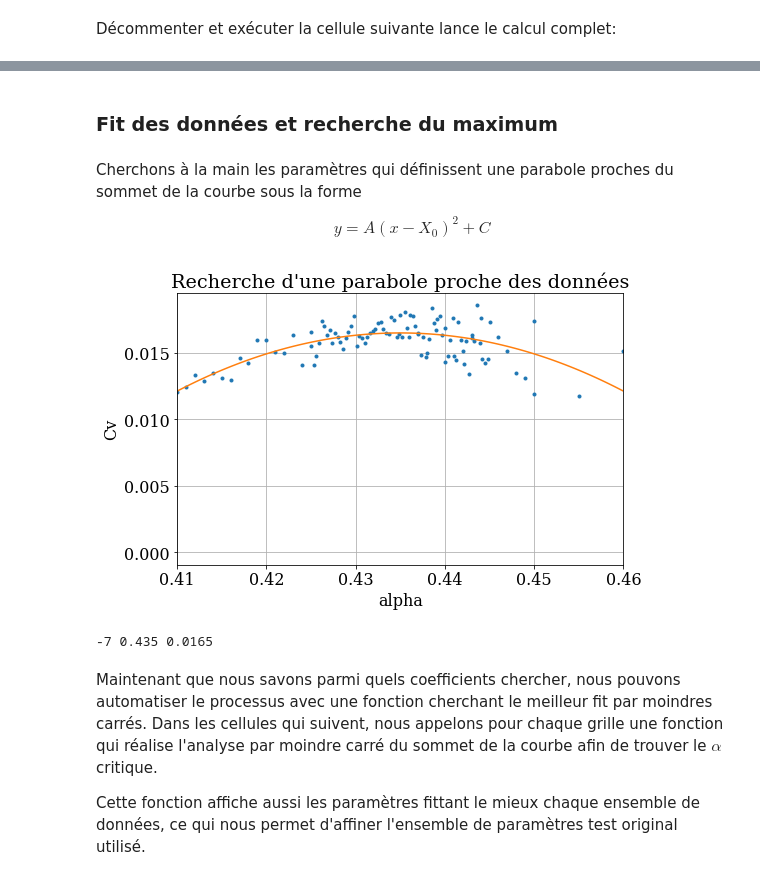
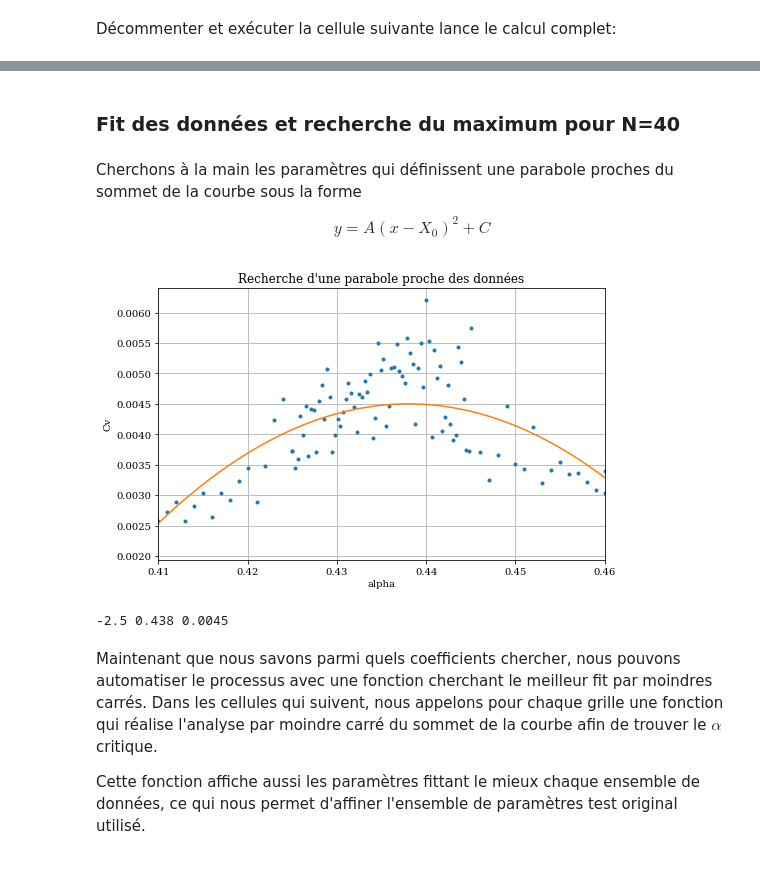
Before and after one commit to ceschoon/Travail-PHYS-F-303, a Jupyter notebook: Convergence_N_infty.ipynb, the cells around one changed output, grey strips where cells are left out. Drawn from its saved outputs; the diff is of its cells as text; code cells hidden in the pictures.

```diff
--- a/Convergence_N_infty.ipynb
+++ b/Convergence_N_infty.ipynb
@@ -26,9 +26,9 @@ L'initialisation des paramètres de la simulation se fait ici:
 # %%
 NMC = 100+7000 # M et E calculées sur NMC-NMC_eq itérations
 NMC_eq = 100
-alphas = np.concatenate((np.arange(0,0.34,0.02) , np.arange(0.34,0.41,0.005), np.arange(0.41,0.425,0.001) , \
-                         np.arange(0.425,0.445,0.0003), np.arange(0.435,0.45,0.001), np.arange(0.45,0.56,0.005), \
-                         np.arange(0.56,1,0.02)))
+alphas = np.concatenate((np.arange(0.40,0.41,0.005), np.arange(0.41,0.425,0.001) , \
+                         np.arange(0.425,0.445,0.0003), np.arange(0.445,0.46,0.001), \
+                         np.arange(0.46,0.47,0.005)))
 
 alphasAbove043 = alphas[np.where(alphas>=0.43)]
 resolution = 1/(alphasAbove043[1]-alphasAbove043[0])
@@ -89,31 +77,45 @@ KeyboardInterrupt:
 # %% [markdown]
-### Fit des données et recherche du maximum
+### Fit des données et recherche du maximum pour N=40
+# %%
+dataIsing = pandas.read_csv("dataIsing/dataIsing-Res=3333-NMC=7000-N=40.csv")
+[alphas, Ms, Es, VarEs] = np.transpose(dataIsing.as_matrix(['Couplage', '<Magnetisation>', \
+                                                            '<Energie>', 'Var(Energie)']))
+
+indices = np.argsort(alphas)
+alphas = alphas[indices]
+Ms = Ms[indices]
+Es = Es[indices]
+VarEs = VarEs[indices]
+Cvs = VarEs
+
+nx = 40
+ny = 40
 # %% [markdown]
 Cherchons à la main les paramètres qui définissent une parabole proches du sommet de la courbe sous la forme
 
 $$ y = A(x-X_0)^2+C $$
 # %%
-A = -7
-X0 = 0.435
-C = 0.0165
+A = -2.5
+X0 = 0.438
+C = 0.0045
 
 x = np.linspace(0.41,0.46,100)
 y = A*(x-X0)**2+C
 
 plt.figure(figsize=(8,5));
 plt.plot(alphas,Cvs, '.');
 plt.plot(x,y, '-');
 plt.title("Recherche d'une parabole proche des données".format(nx,ny));
 plt.xlabel('alpha');
 plt.ylabel('Cv');
 plt.xlim([0.41,0.46]);
 plt.grid();
 plt.show()
 
 print(A,X0,C)
 # %% [output]
-[figure, old version]
+[figure, new version]
--7 0.435 0.0165
+-2.5 0.438 0.0045
 # %% [markdown]
 Maintenant que nous savons parmi quels coefficients chercher, nous pouvons automatiser le processus avec une fonction cherchant le meilleur fit par moindres carrés. Dans les cellules qui suivent, nous appelons pour chaque grille une fonction qui réalise l'analyse par moindre carré du sommet de la courbe afin de trouver le $\alpha$ critique.
 
```
Also changed, not shown: parts of 16 cells of this notebook, 4 other files.
